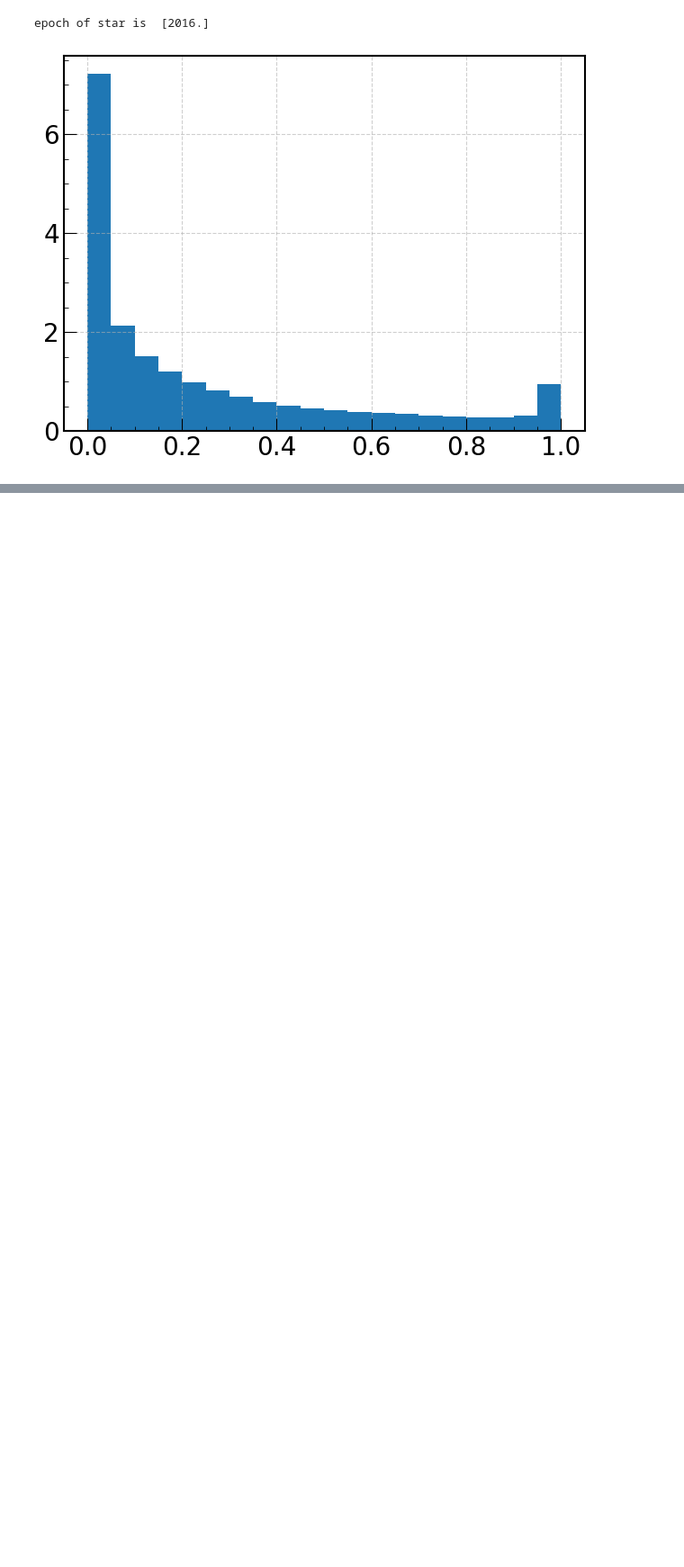
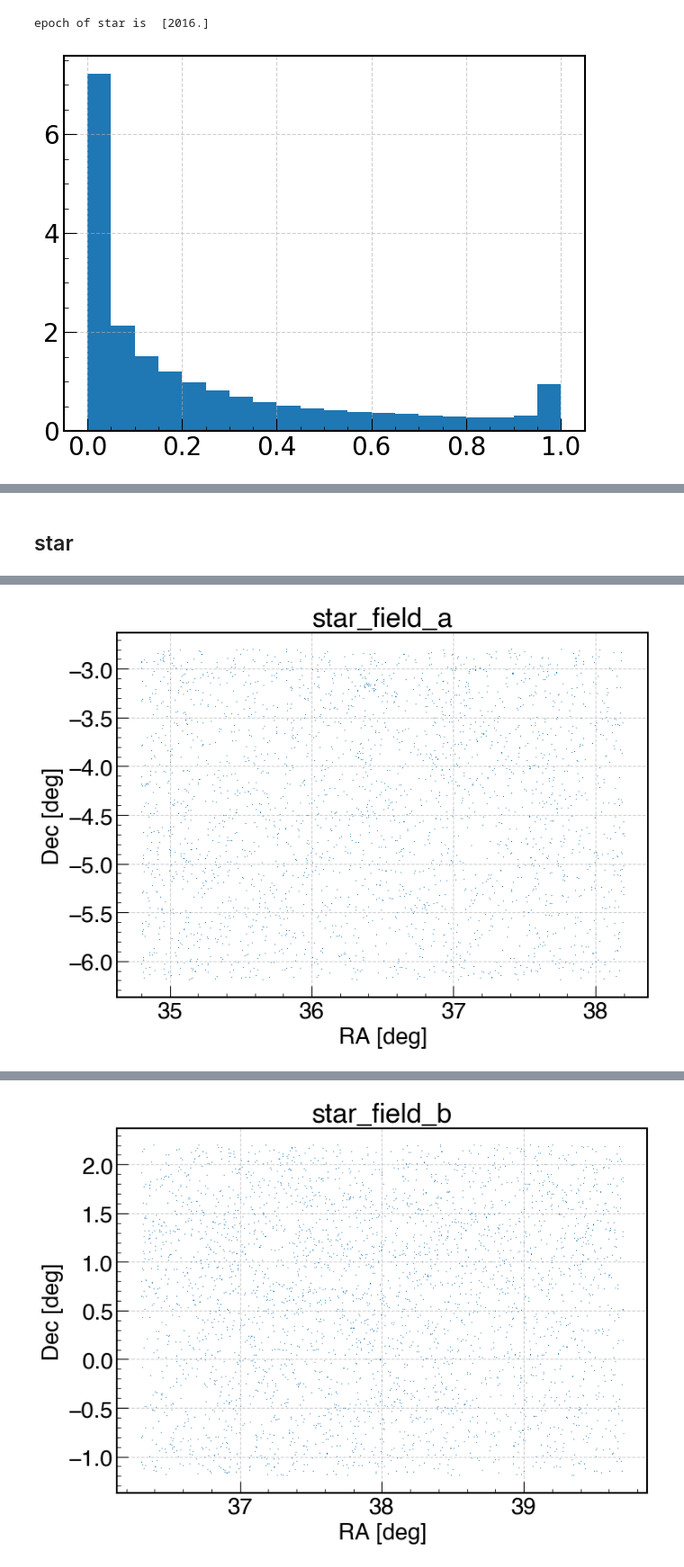
Before and after one commit to jingssrs/pfs_co_fa, a Jupyter notebook: src/preproc_data_calib.ipynb, the cells around one changed output, grey strips where cells are left out. Shown at 90% size. Drawn from its saved outputs; the diff is of its cells as text; code cells hidden in the pictures; blank space fills up the shorter version.

```diff
--- a/src/preproc_data_calib.ipynb
+++ b/src/preproc_data_calib.ipynb
@@ -243,0 +303,66 @@ epoch of star is  [2016.]
+# %% [markdown]
+## star
+# %%
+for field, ra_range, dec_range in zip(['a', 'b'], [ra_range_a, ra_range_b], [dec_range_a, dec_range_b]):
+    id_star_test = np.array([])
+    ra_star_test = np.array([])
+    dec_star_test = np.array([])
+
+    #
+    t0 = time.time()
+
+    df_star = read_star_data(calib_data_dir, 3)
+    print(df_star.columns)
+
+    ra_star = df_star['ra']
+    dec_star = df_star['dec']
+    id_star = df_star['obj_id']
+    prob_star = df_star['probfstar']
+    iPS1 = df_star['iPS1']
+
+    t1 = time.time()
+    print(f'Time taken - read star data: {t1-t0:.2f} seconds')
+
+    # mask if there is any
+    # TO-DO: revise the ra, dec range later
+    msk =(iPS1>18) & (prob_star>0.5) & (ra_star>ra_range[0]) & (ra_star<ra_range[1]) & (dec_star>dec_range[0]) & (dec_star<dec_range[1])
+    print(f'Number of stars in field {field}: {np.sum(msk)}')
+
+    # get the data table
+    data_table_star = get_data_table(id_star[msk], ra_star[msk], dec_star[msk], prefix='star')
+
+    # add flux and proper motion columns
+    for coln in df_star.columns[4:]:
+        print(coln)
+        new_col = Column(df_star[coln][msk], dtype='float64', name=coln)
+        data_table_star.add_column(new_col)
+
+    pmra_has_nan = np.isnan(data_table_star['pmra']).any()
+    pmdec_has_nan = np.isnan(data_table_star['pmdec']).any()
+    print(f'pmra has nan: {pmra_has_nan}, pmdec has nan: {pmdec_has_nan}')
+
+    # get the min and max of the pmra and pmdec
+    pmra_min = np.nanmin(data_table_star['pmra'])
+    pmra_max = np.nanmax(data_table_star['pmra'])
+    pmdec_min = np.nanmin(data_table_star['pmdec'])
+    pmdec_max = np.nanmax(data_table_star['pmdec'])
+    print(f'pmra: {pmra_min} - {pmra_max}, pmdec: {pmdec_min} - {pmdec_max}')
+
+    # set the NaN values of pmra and pmdec to 0.00000001
+    data_table_star['pmra'][np.isnan(data_table_star['pmra'])] = 0.00000001
+    data_table_star['pmdec'][np.isnan(data_table_star['pmdec'])] = 0.00000001
+
+
+    t2 = time.time()
+    print(f'Time taken - get star table: {t2-t1:.2f} seconds')
+
+    # write the data
+    write_data(data_table_star, prefix=f'star_field_{field}', fmt='fits', output_dir='../data_proc/Jan25/')
+    write_data(data_table_star, prefix=f'star_field_{field}', fmt='ecsv', output_dir='../data_proc/Jan25/')
+
+    t3= time.time()
+    print(f'Time taken - save star table: {t3-t2:.2f} seconds')
+
+    # plot the data
+    plot_radec(data_table_star, title="star_field_{}".format(field), output_dir='../output/Jan25/')
+# %% [output]
@@ -243,0 +386 @@ epoch of star is  [2016.]
+[figure, added]
@@ -243,0 +404 @@ epoch of star is  [2016.]
+[figure, added]
```
Also changed, not shown: parts of 7 cells of this notebook, 46 other files.
